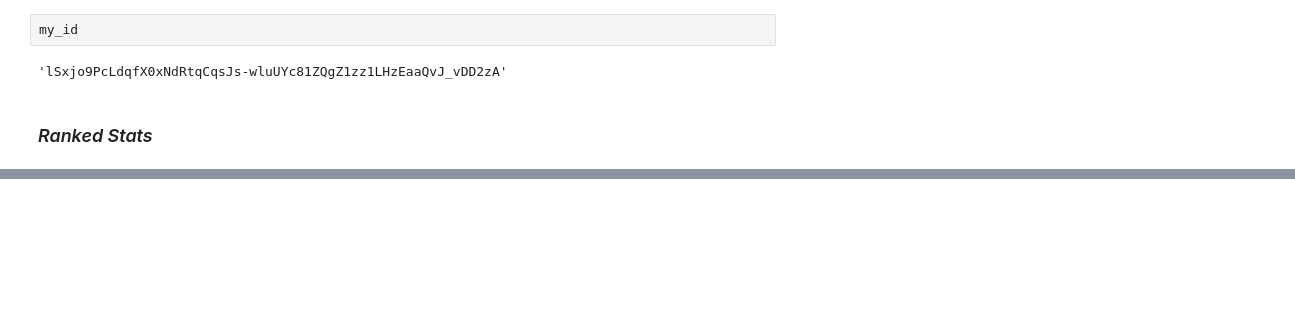
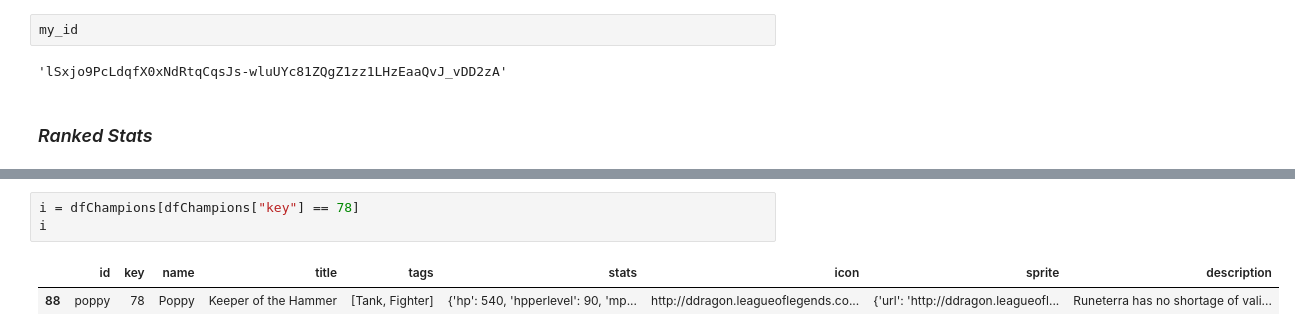
Before and after one commit to AntoMB3/TheVoices, a Jupyter notebook: starting.ipynb, the cells around one changed output, grey strips where cells are left out. Cells and saved outputs as stored; diff of their text form; blank space fills up the shorter version.

```diff
--- a/starting.ipynb
+++ b/starting.ipynb
@@ -58,0 +146,6 @@ dict
+# %%
+i = dfChampions[dfChampions["key"] == 78]
+i
+# %% [output]
+|  | id | key | name | title | tags | stats | icon | sprite | description |
+| 88 | poppy | 78 | Poppy | Keeper of the Hammer | [Tank, Fighter] | {'hp': 540, 'hpperlevel': 90, 'mp... | http://ddragon.leagueoflegends.co... | {'url': 'http://ddragon.leagueofl... | Runeterra has no shortage of vali... |
```
Also changed, not shown: parts of 16 cells of this notebook.
